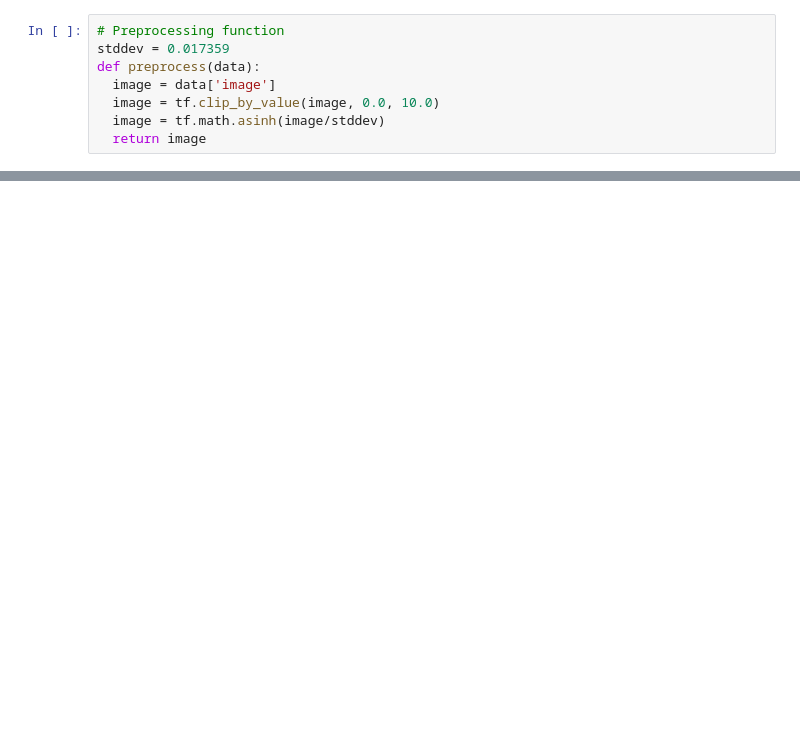
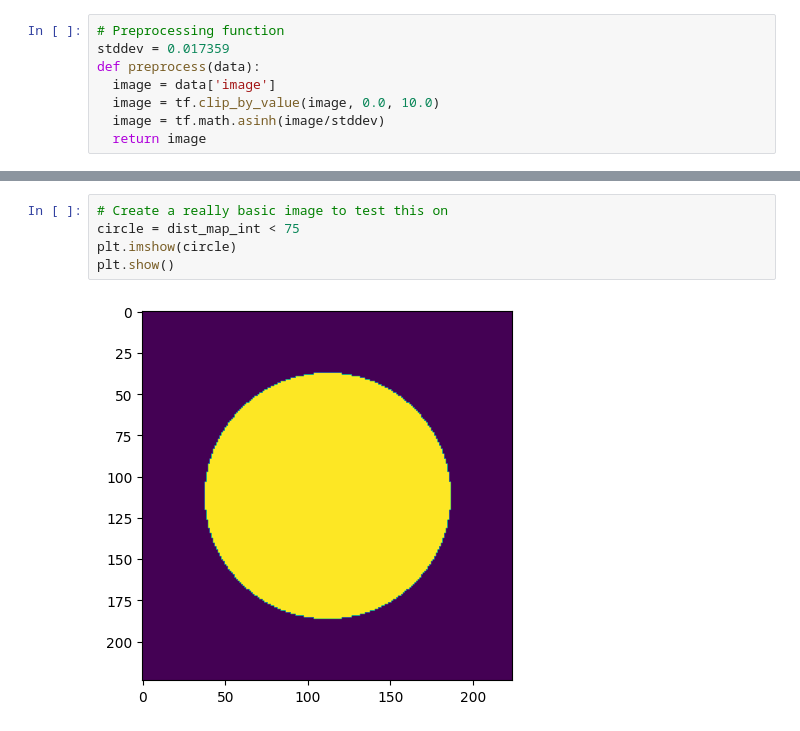
Before and after one commit to lpcan/ml_icl, a Jupyter notebook: augmentation_exp.ipynb, the cells around one changed output, grey strips where cells are left out. Cells and saved outputs as stored; diff of their text form; blank space fills up the shorter version.

```diff
--- a/augmentation_exp.ipynb
+++ b/augmentation_exp.ipynb
@@ -123,0 +171,7 @@ tf.Tensor(
+# %%
+# Create a really basic image to test this on
+circle = dist_map_int < 75
+plt.imshow(circle)
+plt.show()
+# %% [output]
+[figure, added]
```
Also changed, not shown: parts of 21 cells of this notebook.
